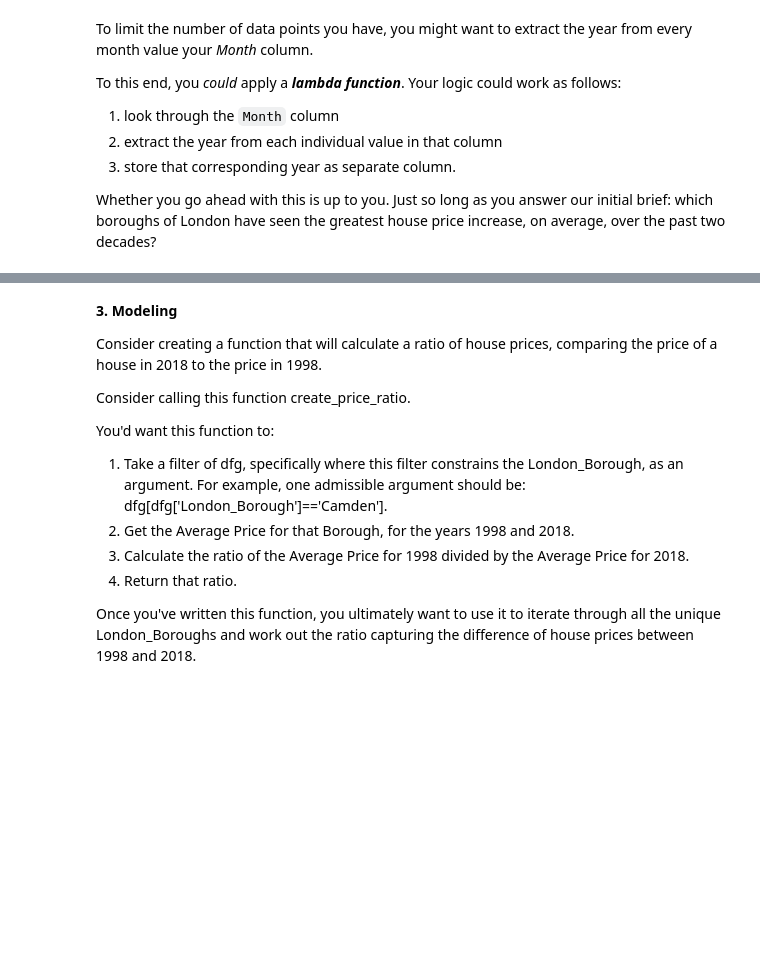
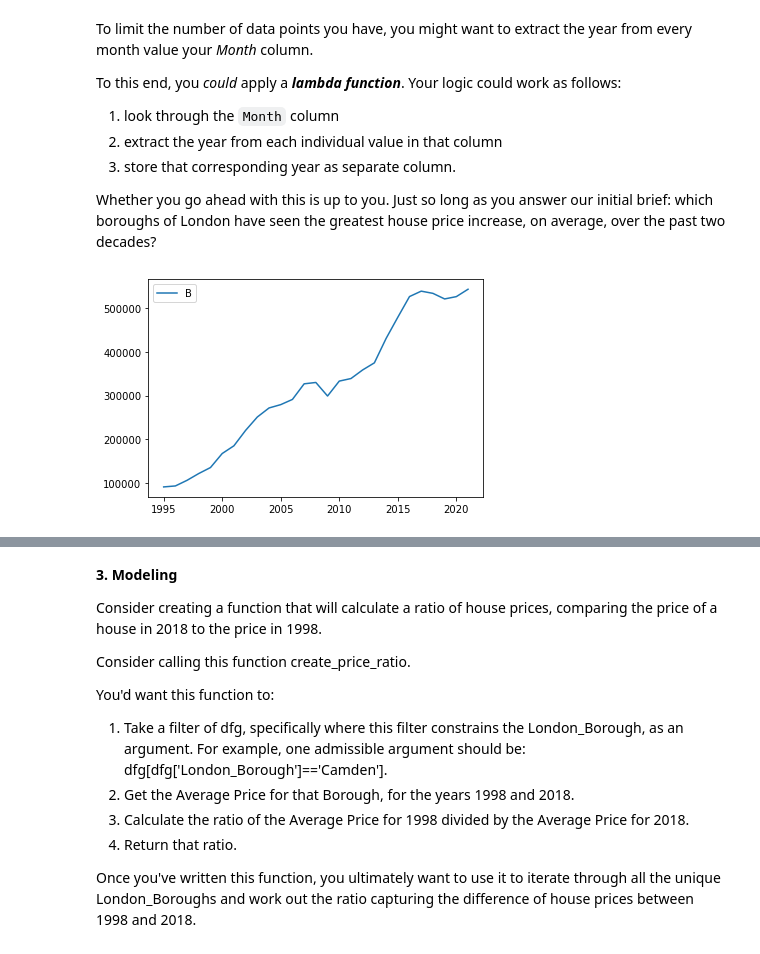
Before and after one commit to somayehY/DataScienceBootCamp, a Jupyter notebook: Unit4/Unit 4 Challenge - Tier 3.ipynb, the cells around one changed output, grey strips where cells are left out. Saved outputs shown, nothing was run; the diff lists cells and outputs as text; code cells hidden in the pictures; blank space fills up the shorter version.

```diff
--- a/Unit4/Unit 4 Challenge - Tier 3.ipynb
+++ b/Unit4/Unit 4 Challenge - Tier 3.ipynb
@@ -178,0 +308,4 @@ To visualize the data, why not subset on a particular London Borough? Maybe do a
+# %%
+Average_price = clean_data.groupby(by = ["London Borough", "year"]).mean()
+print(Average_price.sample(10))
+type(Average_price)
@@ -185,3 +332,14 @@ To this end, you *could* apply a ***lambda function***. Your logic could work as
 3. store that corresponding year as separate column.
 
 Whether you go ahead with this is up to you. Just so long as you answer our initial brief: which boroughs of London have seen the greatest house price increase, on average, over the past two decades?
+# %%
+Average_price = Average_price.reset_index()
+# %%
+x = Average_price.loc[Average_price["London Borough"] == "Barnet"]["year"]
+y = Average_price.loc[Average_price["London Borough"] == "Barnet"]["price"]
+
+plt.plot(x, y)
+plt.legend("Barnet")
+plt.show()
+# %% [output]
+[figure, added]
```
Also changed, not shown: parts of 29 cells of this notebook.
